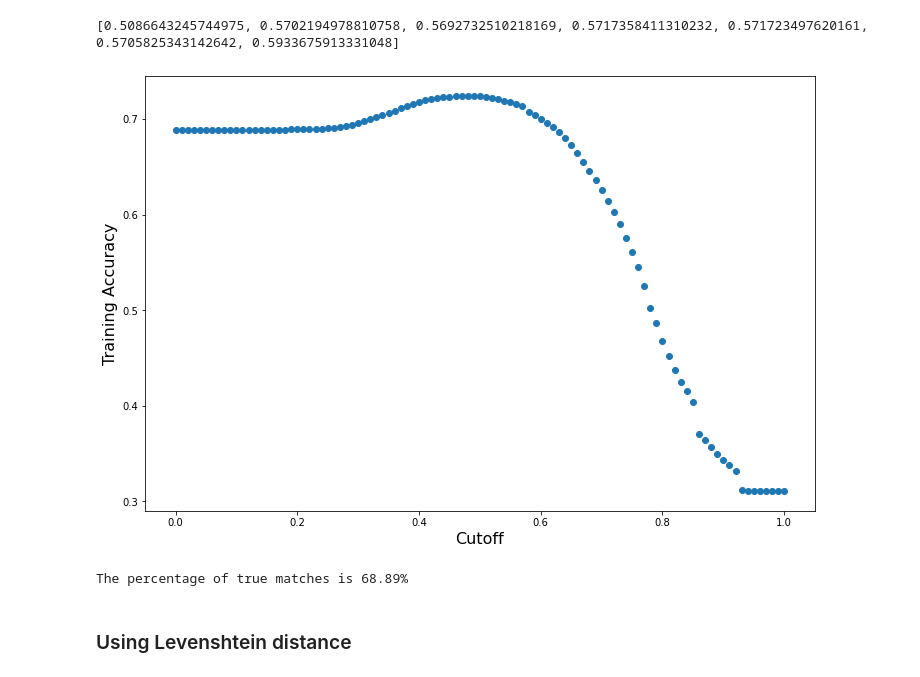
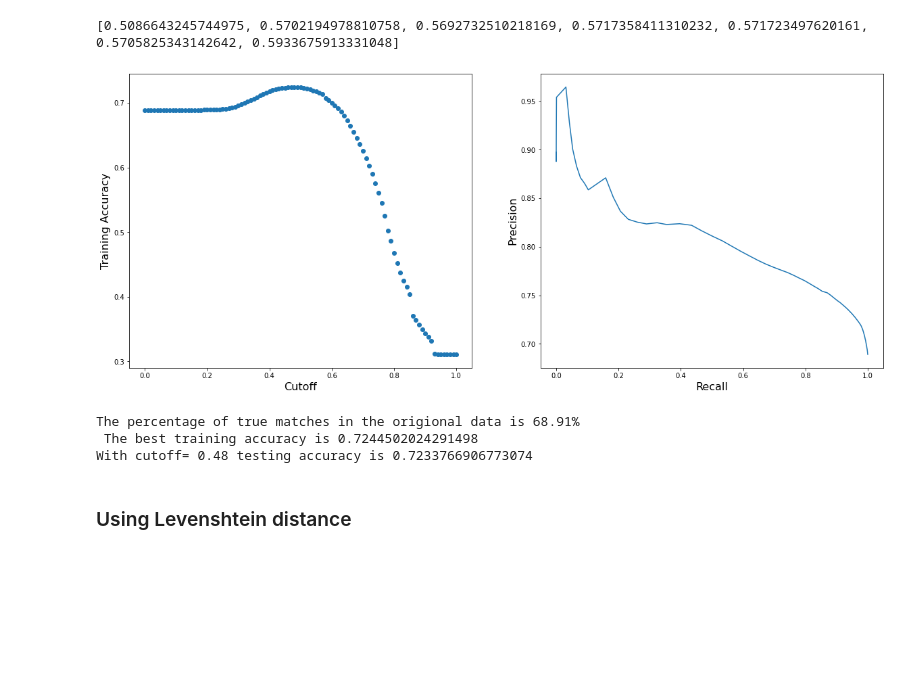
Before and after one commit to gormantt/foursquare-location-matching, a Jupyter notebook: Ling_EDA_and_modeling.ipynb, the cells around one changed output. Cells and saved outputs as stored; diff of their text form; code cells hidden in the pictures; blank space fills up the shorter version.

```diff
--- a/Ling_EDA_and_modeling.ipynb
+++ b/Ling_EDA_and_modeling.ipynb
@@ -519,51 +526,65 @@ print(scores)
 # %% [output]
 [0.5086643245744975, 0.5702194978810758, 0.5692732510218169, 0.5717358411310232, 0.571723497620161, 0.5705825343142642, 0.5933675913331048]
 # %%
-## set the cutoff
-cutoff = 0.8
-
+# Logistic regression using SequenceMatcher
 cols = ['location_diff','name_diff','address_diff','city_diff','zip_diff','url_diff', 'phone_diff', 'categories_diff']
 
 pairs_copy=pairs_seq[['match']+cols]
 train, test=train_test_split(pairs_copy, test_size=.2, random_state=0)
 
 X_train = train[cols]
 X_test = test[cols]
 y_train = train['match']
 y_test = test['match']
 
 lreg = LogisticRegression(C=1)
 lreg.fit(X_train,y_train)
 
 ## store the predicted probabilities
 y_prob = lreg.predict_proba(X_train)[:,1]
 
-#y_pred = lreg.predict(X_test)
-#confusion_matrix(y_test,y_pred)
-#scores.append(roc_auc_score(y_test,y_pred))
+cutoffs = np.arange(0,1.01,.01)
 
-## Now plot how the accuracy changes with the cutoff
-cutoffs = np.arange(0,1.01,.01)
 accs = []
+prec_scores = []
+rec_scores = []
+roc_scores = []
 
 for cutoff in cutoffs:
     y_train_pred = 1*(y_prob >= cutoff)
     accs.append(np.sum(y_train_pred == y_train)/len(y_train))
+    cm = confusion_matrix(y_train, y_train_pred)
+    TN = cm[0,0]
+    FP = cm[0,1]
+    FN = cm[1,0]
+    TP = cm[1,1]
+    prec_scores.append(np.round(TP/(TP+FP),4))
+    rec_scores.append(np.round(TP/(TP+FN),4))
+#    roc_scores.append(roc_auc_score(y_test, y_pred))
 
-plt.figure(figsize=(12,8))
+fig,ax = plt.subplots(1,2, figsize=(20,8), sharex=True)
 
-plt.scatter(cutoffs,accs)
+ax[0].scatter(cutoffs,accs)
+ax[0].set_xlabel("Cutoff",fontsize=16)
+ax[0].set_ylabel("Training Accuracy",fontsize=16)
 
-plt.xlabel("Cutoff",fontsize=16)
-plt.ylabel("Training Accuracy",fontsize=16)
+ax[1].plot(rec_scores, prec_scores)
+ax[1].set_xlabel("Recall", fontsize=16)
+ax[1].set_ylabel("Precision", fontsize=16)
 
 plt.show()
+
+print('The percentage of true matches in the origional data is',"{:.2%}".format(y_train.value_counts()[1]/len(y_train)), '\n', 'The best training accuracy is', max(accs))
+
+y_prob_test = lreg.predict_proba(X_test)[:,1]
+cutoff= cutoffs[np.argmax(accs)]
+
+print('With cutoff=',cutoff, 'testing accuracy is', np.sum(1*(y_prob_test >= cutoff) == y_test)/len(y_test))
 # %% [output]
-[figure, old version]
+[figure, new version]
+The percentage of true matches in the origional data is 68.91%
+ The best training accuracy is 0.7244502024291498
+With cutoff= 0.48 testing accuracy is 0.7233766906773074
-# %%
-print('The percentage of true matches is',"{:.2%}".format(pairs.match.value_counts()[1]/len(pairs)))
-# %% [output]
-The percentage of true matches is 68.89%
 # %% [markdown]
 ### Using Levenshtein distance
 # %%
```
Also changed, not shown: parts of 10 cells of this notebook.
